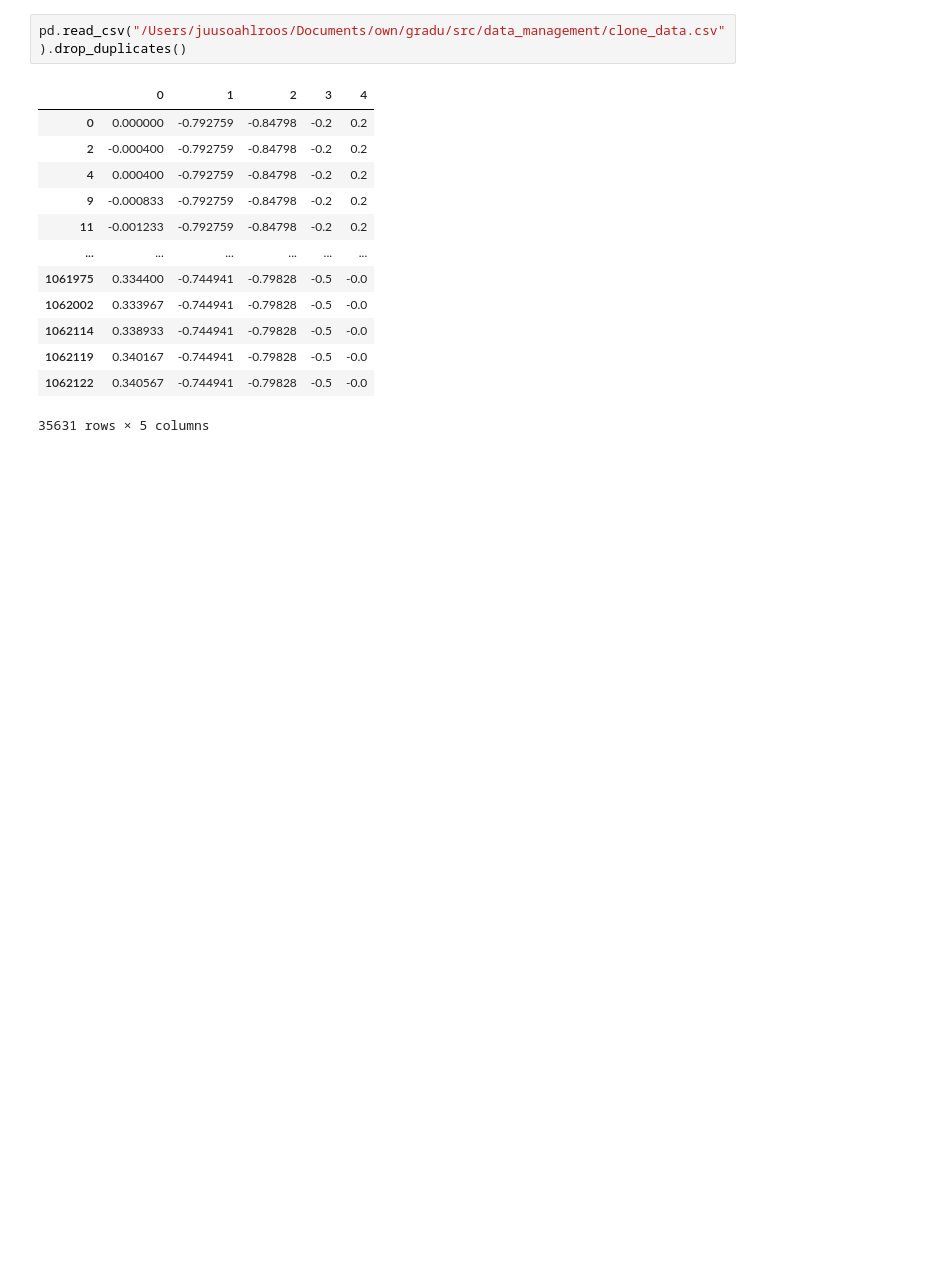
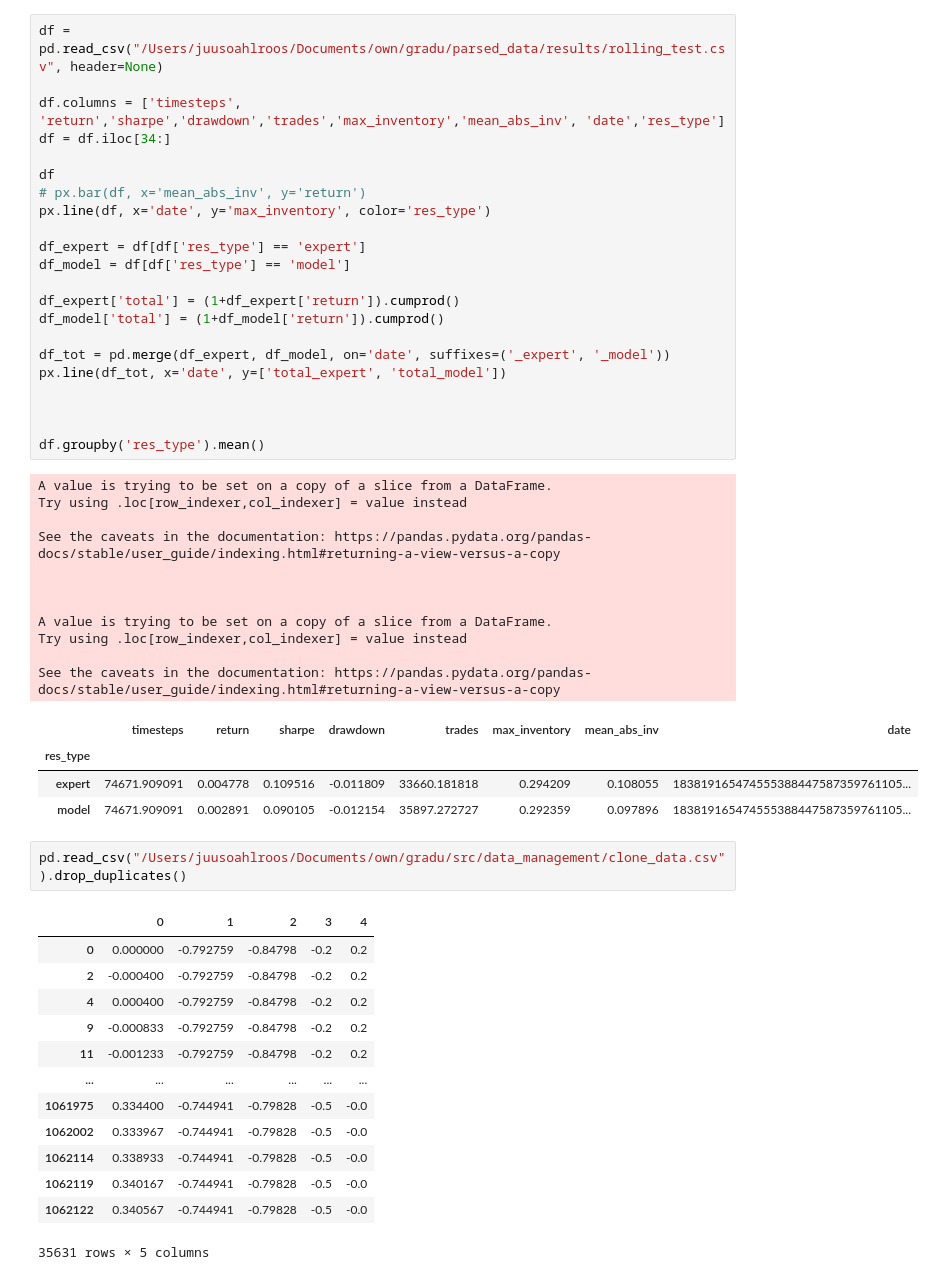
Before and after one commit to JuusoAsd/thesis, a Jupyter notebook: src/data_management/help.ipynb, the cells around one changed output. Cells and saved outputs as stored; diff of their text form; blank space fills up the shorter version.

```diff
--- a/src/data_management/help.ipynb
+++ b/src/data_management/help.ipynb
@@ -47,3 +197,41 @@ array([4])
+# %%
+df = pd.read_csv("/Users/juusoahlroos/Documents/own/gradu/parsed_data/results/rolling_test.csv", header=None)
+
+df.columns = ['timesteps', 'return','sharpe','drawdown','trades','max_inventory','mean_abs_inv', 'date','res_type']
+df = df.iloc[34:]
+
+df
+# px.bar(df, x='mean_abs_inv', y='return')
+px.line(df, x='date', y='max_inventory', color='res_type')
+
+df_expert = df[df['res_type'] == 'expert']
+df_model = df[df['res_type'] == 'model']
+
+df_expert['total'] = (1+df_expert['return']).cumprod()
+df_model['total'] = (1+df_model['return']).cumprod()
+
+df_tot = pd.merge(df_expert, df_model, on='date', suffixes=('_expert', '_model'))
+px.line(df_tot, x='date', y=['total_expert', 'total_model'])
+
+
+
+df.groupby('res_type').mean()
+# %% [output]
+A value is trying to be set on a copy of a slice from a DataFrame.
+Try using .loc[row_indexer,col_indexer] = value instead
+
+See the caveats in the documentation: https://pandas.pydata.org/pandas-docs/stable/user_guide/indexing.html#returning-a-view-versus-a-copy
+
+
+
+A value is trying to be set on a copy of a slice from a DataFrame.
+Try using .loc[row_indexer,col_indexer] = value instead
+
+See the caveats in the documentation: https://pandas.pydata.org/pandas-docs/stable/user_guide/indexing.html#returning-a-view-versus-a-copy
+|  | timesteps | return | sharpe | drawdown | trades | max_inventory | mean_abs_inv | date |
+| res_type |  |  |  |  |  |  |  |  |
+| expert | 74671.909091 | 0.004778 | 0.109516 | -0.011809 | 33660.181818 | 0.294209 | 0.108055 | 183819165474555388447587359761105... |
+| model | 74671.909091 | 0.002891 | 0.090105 | -0.012154 | 35897.272727 | 0.292359 | 0.097896 | 183819165474555388447587359761105... |
 # %%
 pd.read_csv("/Users/juusoahlroos/Documents/own/gradu/src/data_management/clone_data.csv").drop_duplicates()
 # %% [output]
```
Also changed, not shown: parts of 8 cells of this notebook, 14 other files.
